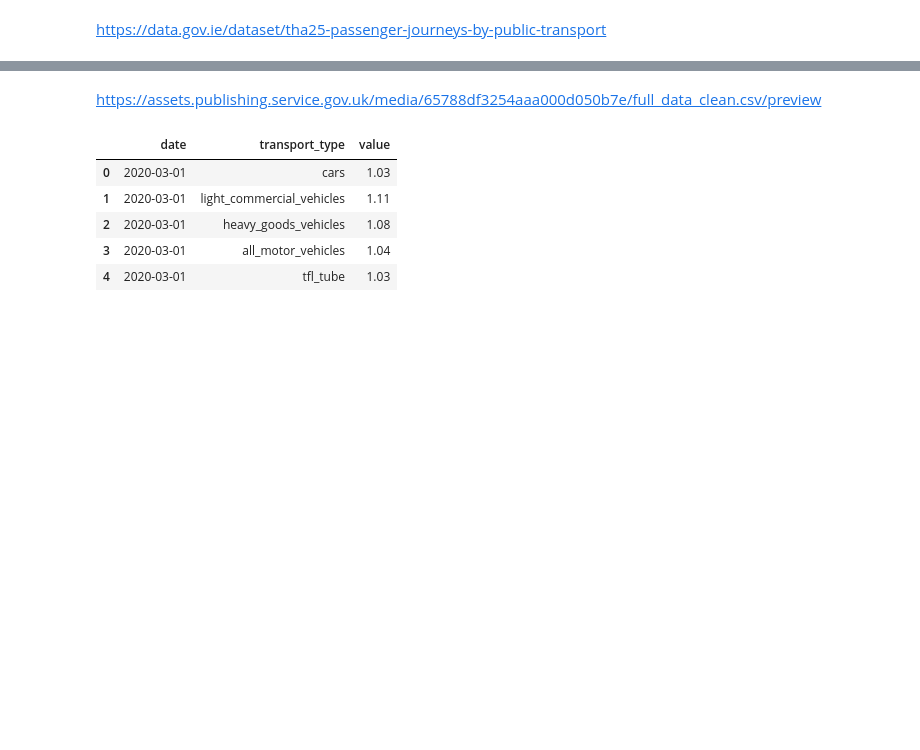
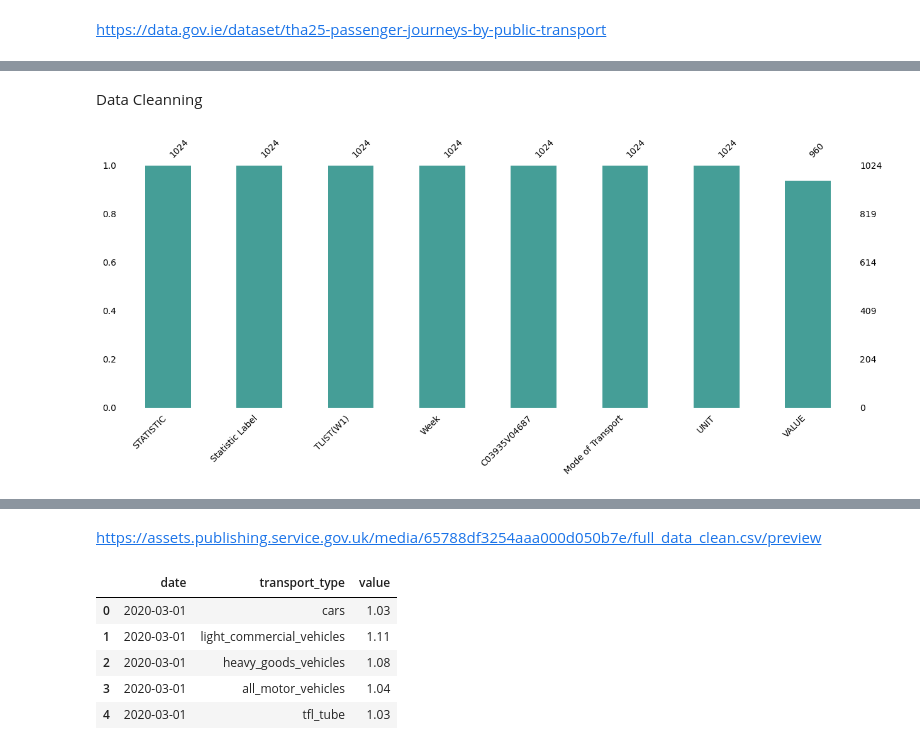
Before and after one commit to SedaColasan/Transport, a Jupyter notebook: transport.ipynb, the cells around one changed output, grey strips where cells are left out. Cells and saved outputs as stored; diff of their text form; code cells hidden in the pictures; blank space fills up the shorter version.

```diff
--- a/transport.ipynb
+++ b/transport.ipynb
@@ -22,0 +118,6 @@ ireland.head()
+# %% [markdown]
+Data Cleanning
+# %%
+msno.bar(ireland,figsize=(15, 5),fontsize=10,color = '#459E97');
+# %% [output]
+[figure, added]
```
Also changed, not shown: parts of 23 cells of this notebook.
